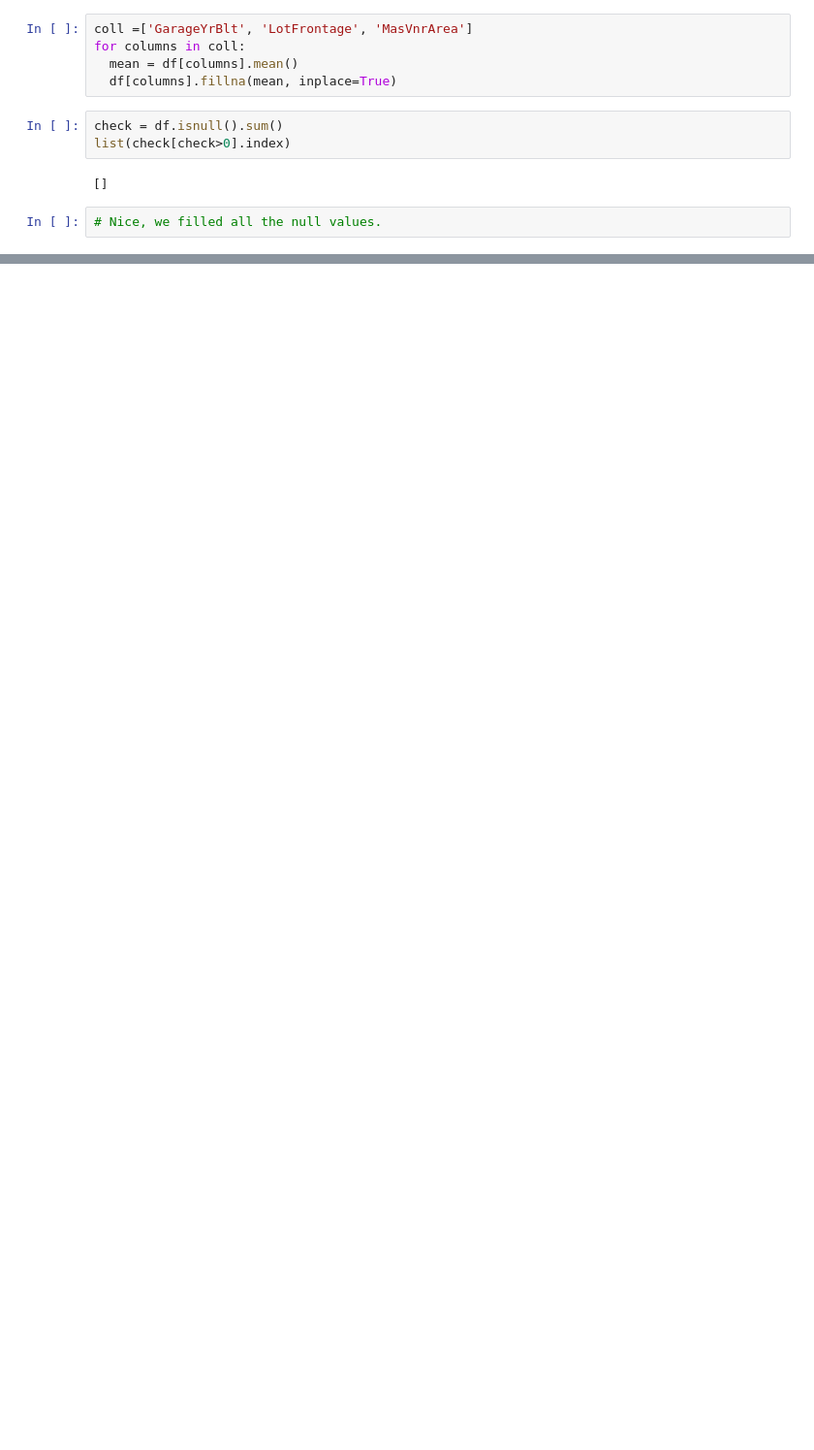
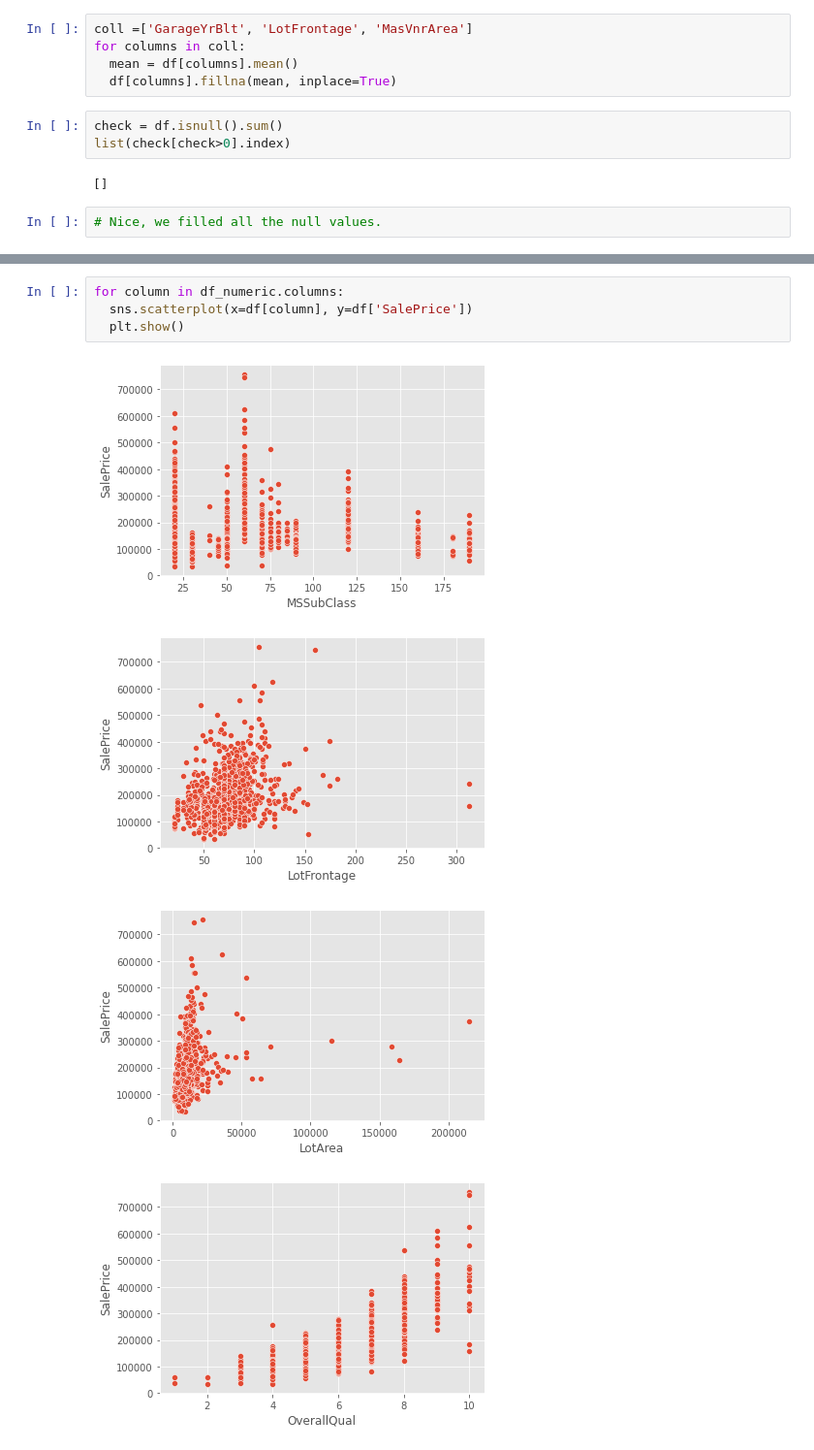
Before and after one commit to bibekebib/House-Prices---Advanced-Regression-Techniques, a Jupyter notebook: House_prediction_advance_regression_technique_part_1(EDA).ipynb, the cells around one changed output, grey strips where cells are left out. Shown at 97% size. Drawn from its saved outputs; the diff is of its cells as text; blank space fills up the shorter version.

```diff
--- a/House_prediction_advance_regression_technique_part_1(EDA).ipynb
+++ b/House_prediction_advance_regression_technique_part_1(EDA).ipynb
@@ -270,0 +237,9 @@ list(check[check>0].index)
+# %%
+for column in df_numeric.columns:
+  sns.scatterplot(x=df[column], y=df['SalePrice'])
+  plt.show()
+# %% [output]
+[figure, added]
+[figure, added]
+[figure, added]
+[figure, added]
```
Also changed, not shown: parts of 23 cells of this notebook.
